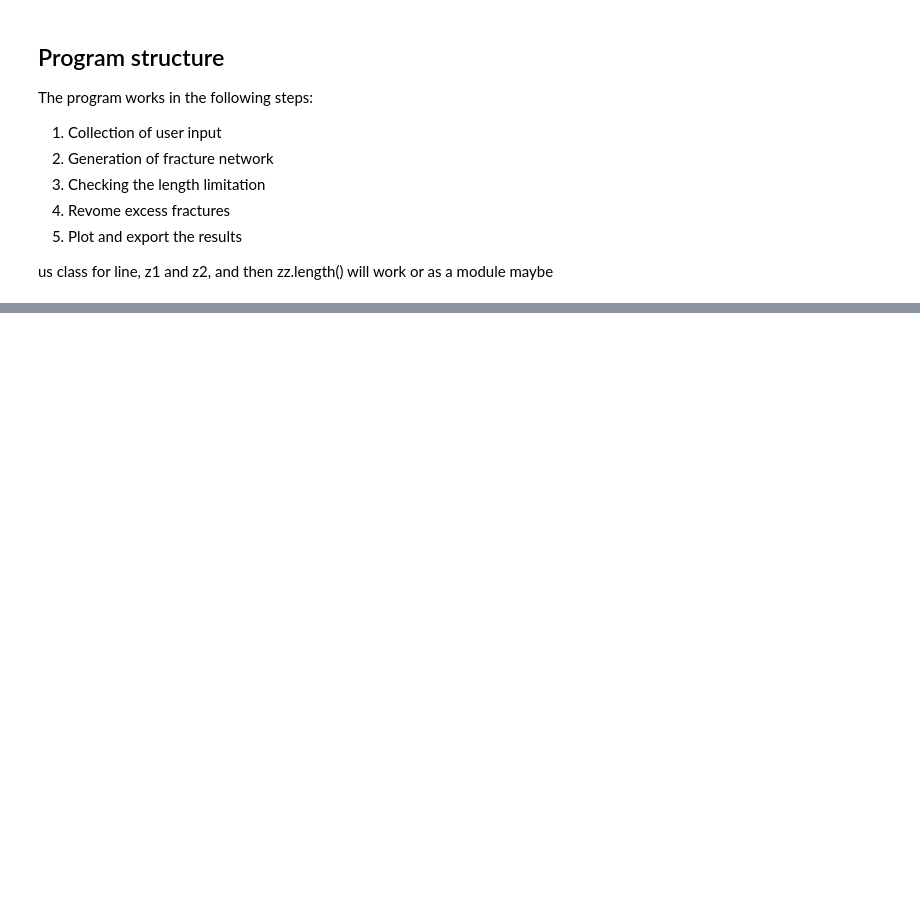
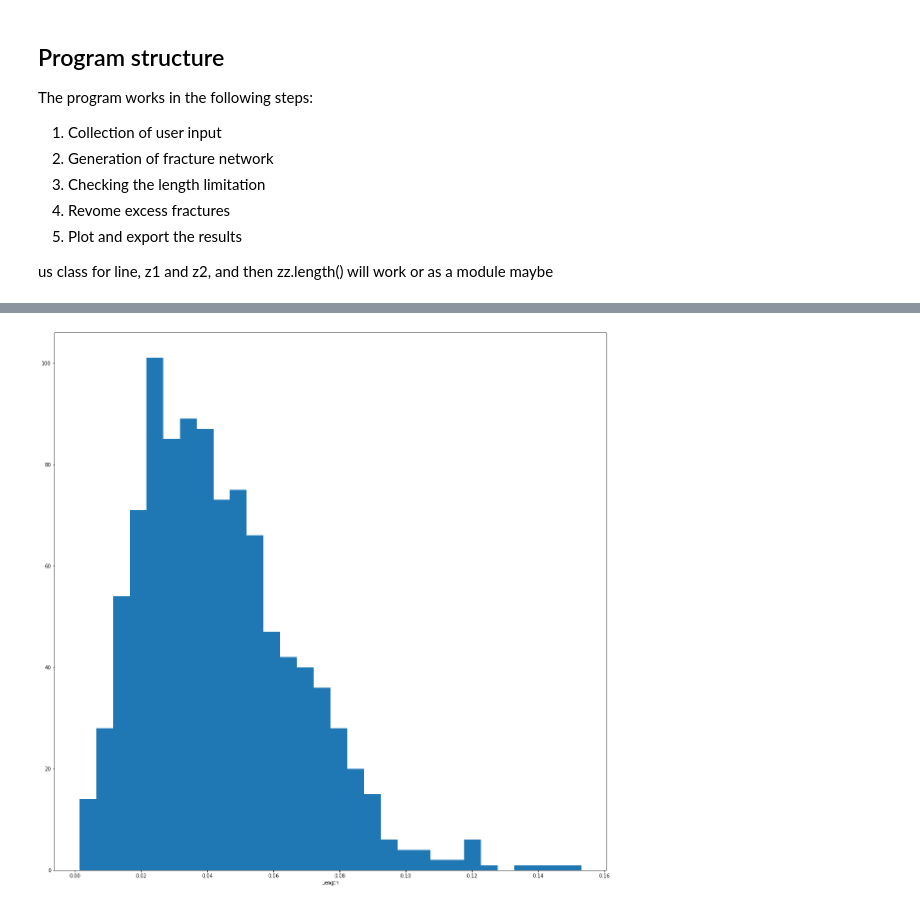
Before and after one commit to eriktoller/fracture_network_generator, a Jupyter notebook: FN_generator.ipynb, the cells around one changed output, grey strips where cells are left out. Cells and saved outputs as stored; diff of their text form; code cells hidden in the pictures; blank space fills up the shorter version.

```diff
--- a/FN_generator.ipynb
+++ b/FN_generator.ipynb
@@ -57,3 +45,5 @@ if any(z1.real > xy_ax[1]) == True:
+# %%
+L = gf.length(z1, z2)
 # %%
 X1 = [z1.real for x in z1]
 Y1 = [z1.imag for x in z1]
@@ -75,0 +60,5 @@ print(len(z2))
+# %%
+plt.hist(L, bins=30)
+plt.xlabel('Length');
+# %% [output]
+[figure, added]
```
Also changed, not shown: parts of 8 cells of this notebook, 1 other file.
